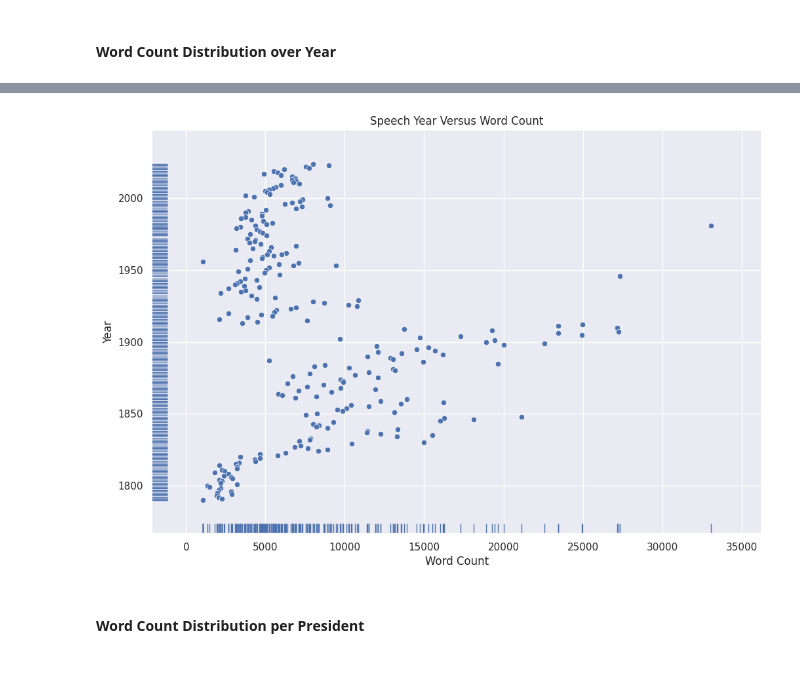
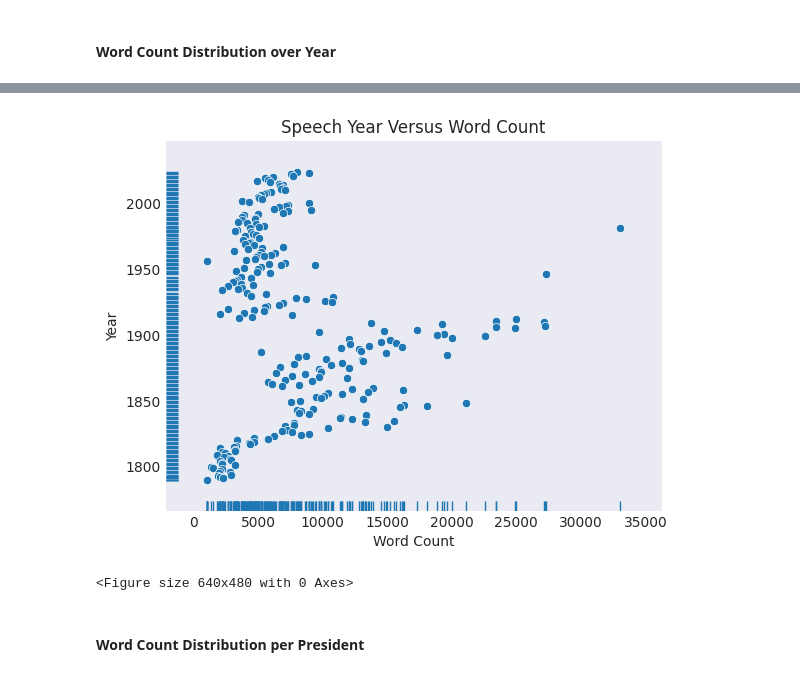
Before and after one commit to UCB-stat-159-f25/proj02-group08, a Jupyter notebook: notebooks/nlp-P01.ipynb, the cells around one changed output, grey strips where cells are left out. Cells and saved outputs as stored; diff of their text form; code cells hidden in the pictures.

```diff
--- a/notebooks/nlp-P01.ipynb
+++ b/notebooks/nlp-P01.ipynb
@@ -89,13 +39,11 @@ plot_settings_for_figure_size(XDIMENSION, YDIMENSION)
 # %%
-####################
-## MOVE THIS BLOCK TO part00_utils_visuals.py
-####################
+# read in SOTU.csv using pandas, name the variable `sou` for simplicity
+# example from class df = pd.read_csv(Path.home()/"shared/climate-data/monthly_in_situ_co2_mlo_cleaned.csv")
+#pd.read_csv(Path.home()/"shared/climate-data/monthly_in_situ_co2_mlo_cleaned.csv")
+# sou = pd.read_csv(Path.home() / "proj02-group08" / "data" / "00_raw" / "SOTU.csv")
+sou = pd.read_csv(DIR_DATA_RAW / "SOTU.csv")
 
-####################
-## CALL THIS BLOCK TO part00_utils_visuals.py
-####################
 
-# read in SOTU.csv using pandas, name the variable `sou` for simplicity
-# the below cell is what the output should look like
 
-sou = pd.read_csv(filepath_or_buffer=pl.Path(DIR_DATA_RAW) / "SOTU.csv", header=0)
+# show first few rows
+sou.head()
@@ -273,48 +133,16 @@ Name: Year, Length: 246, dtype: float64
 # %%
-####################
-## MOVE THIS BLOCK TO part01.py
-####################
+# Hint: try seaborn.rugplot()
+plt.figure()
+sns.scatterplot(data=sou, x='Word Count', y='Year')
+sns.rugplot(data=sou, x='Word Count', y='Year')
+plt.title("Speech Year Versus Word Count")
+plt.show()
 
-# Hint: try seaborn.rugplot()
-# sns.scatterplot(data=sou, x="Word Count", y="Year")
-# sns.rugplot(data=sou, x="Word Count", y="Year")
 
-def plot_word_count_distribution_per(
-    dataframe: pd.DataFrame,
-    title: str = "Enter Title Here",
-    xlabel: ty.Optional[str] = None,
-    ylabel: ty.Optional[str] = None,
-    figsize: ty.Tuple[int, int] = (12, 6)
-) -> plt.Figure:
-
-    # plot configuration
-    fig, ax = plt.subplots(figsize=figsize)
-
-    sns.scatterplot(data=dataframe, x=xlabel, y=ylabel, ax=ax)
-    sns.rugplot(data=dataframe, x=xlabel, y=ylabel, ax=ax)
-
-    # plot labels
-
-    ax.set_title(title)
-    if xlabel: ax.set_xlabel(xlabel)
-    if ylabel: ax.set_ylabel(ylabel)
-
-    # fig.tight_layout()
-    # return fig
-
-####################
-## CALL THIS BLOCK from part01.py
-####################
-
-plot_word_count_distribution_per(
-    dataframe=sou,
-    title="Speech Year Versus Word Count",
-    xlabel="Word Count",
-    ylabel="Year",
-    figsize=(XDIMENSION, YDIMENSION)
-)
+plt.savefig(DIR_OUTPUTS / "numberOfSpechesPerPresident.png", dpi=300, bbox_inches="tight")
 # %% [output]
-[figure, old version]
+[figure, new version]
+<Figure size 640x480 with 0 Axes>
 # %% [markdown]
 #### Word Count Distribution per President
 # %%
```
Also changed, not shown: parts of 28 cells of this notebook, 11 other files.
